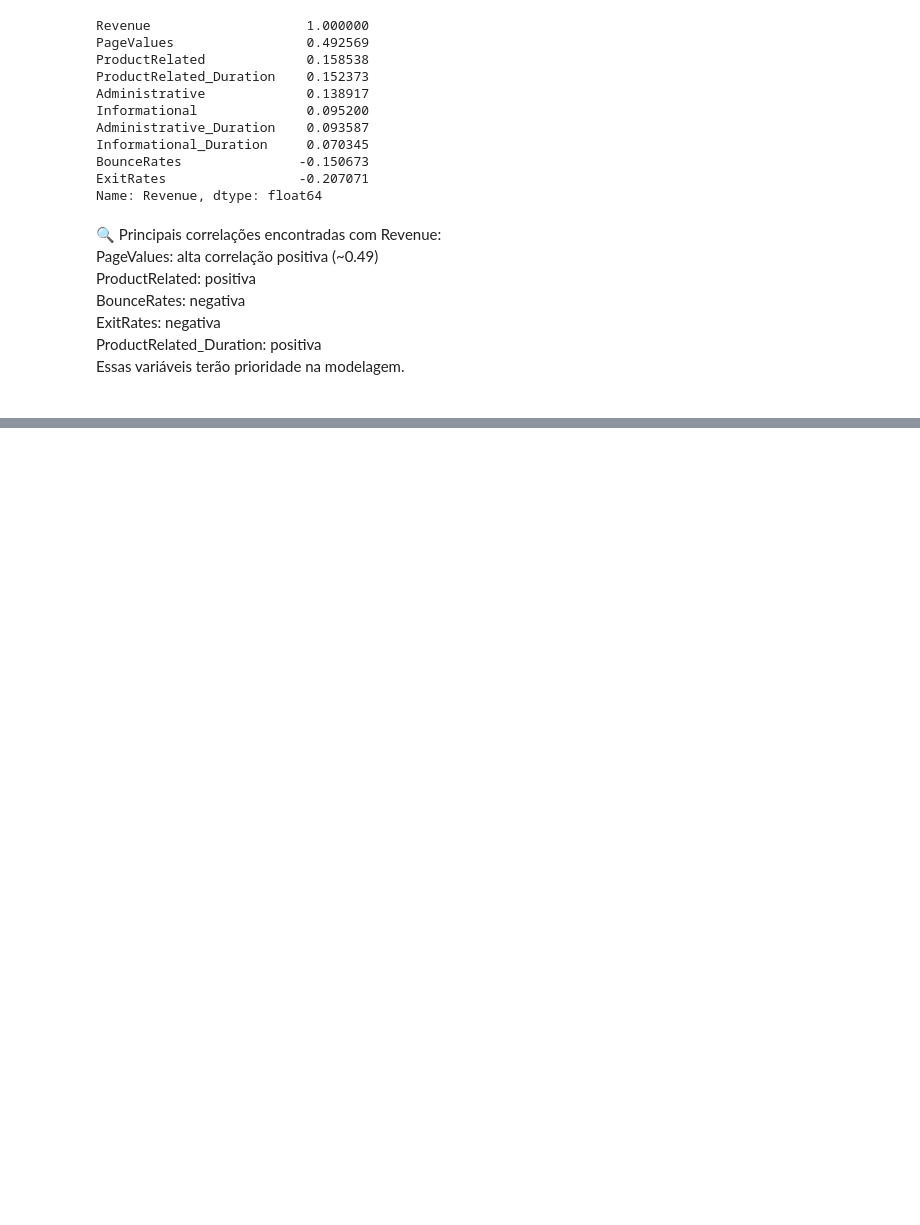
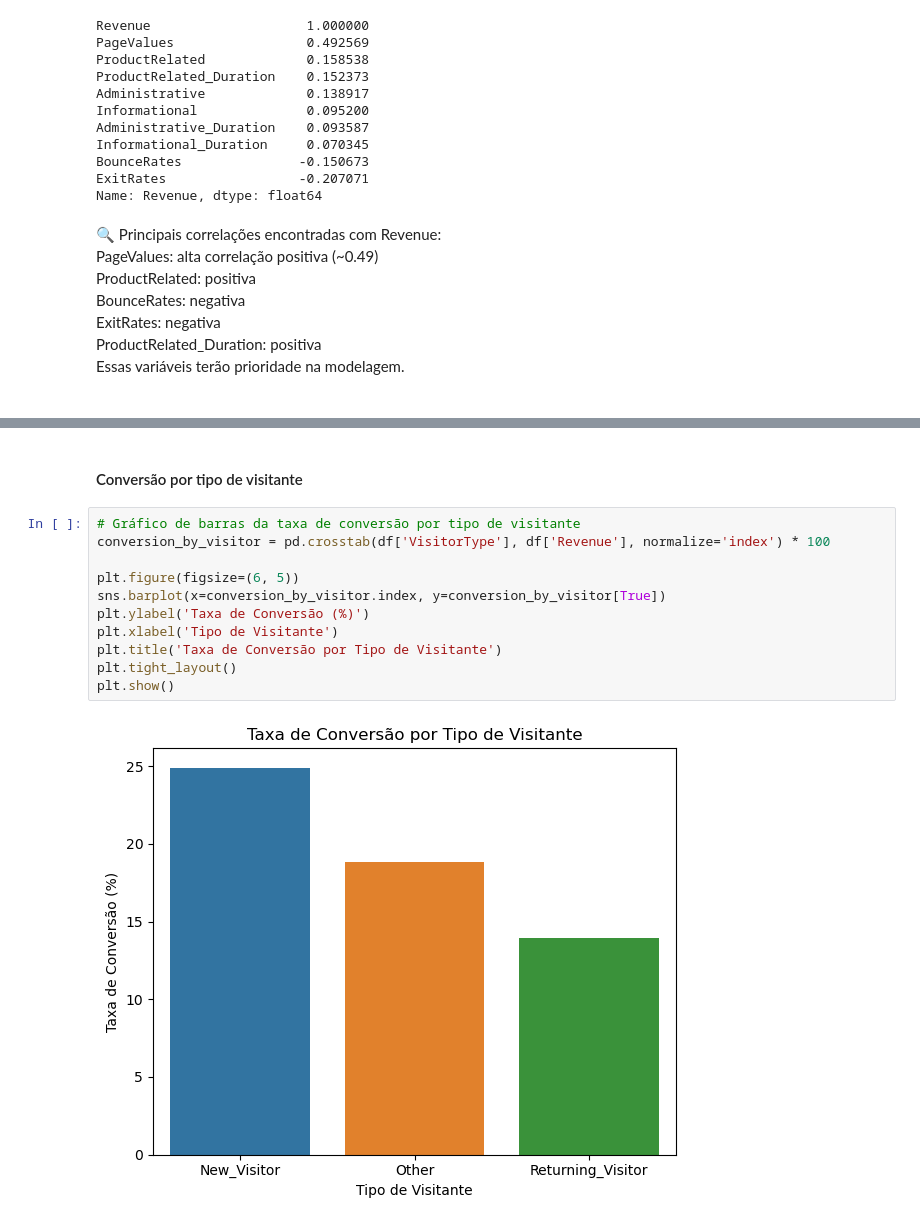
Before and after one commit to jorgelpiva/projetoAplicadoDSXP, a Jupyter notebook: projetoAplicado.ipynb, the cells around one changed output, grey strips where cells are left out. Cells and saved outputs as stored; diff of their text form; blank space fills up the shorter version.

```diff
--- a/projetoAplicado.ipynb
+++ b/projetoAplicado.ipynb
@@ -400,0 +424,15 @@ Essas variáveis terão prioridade na modelagem.
+# %% [markdown]
+<h4>Conversão por tipo de visitante</h4>
+# %%
+# Gráfico de barras da taxa de conversão por tipo de visitante
+conversion_by_visitor = pd.crosstab(df['VisitorType'], df['Revenue'], normalize='index') * 100
+
+plt.figure(figsize=(6, 5))
+sns.barplot(x=conversion_by_visitor.index, y=conversion_by_visitor[True])
+plt.ylabel('Taxa de Conversão (%)')
+plt.xlabel('Tipo de Visitante')
+plt.title('Taxa de Conversão por Tipo de Visitante')
+plt.tight_layout()
+plt.show()
+# %% [output]
+[figure, added]
```
Also changed, not shown: parts of 11 cells of this notebook.
